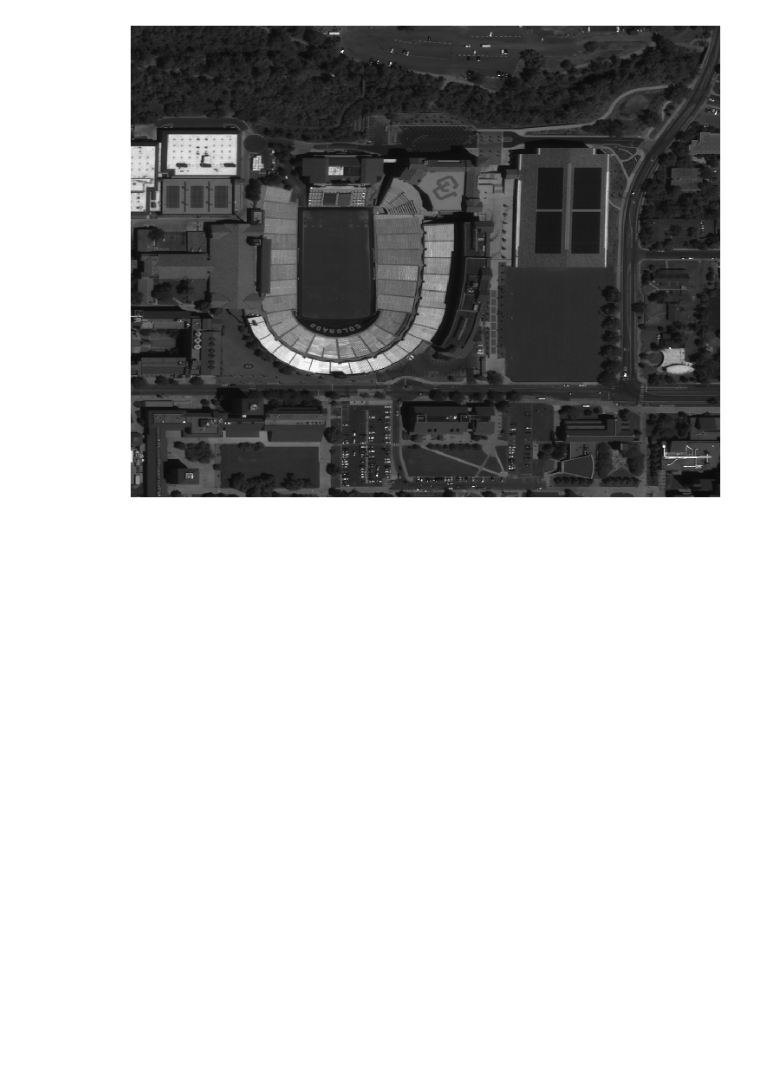
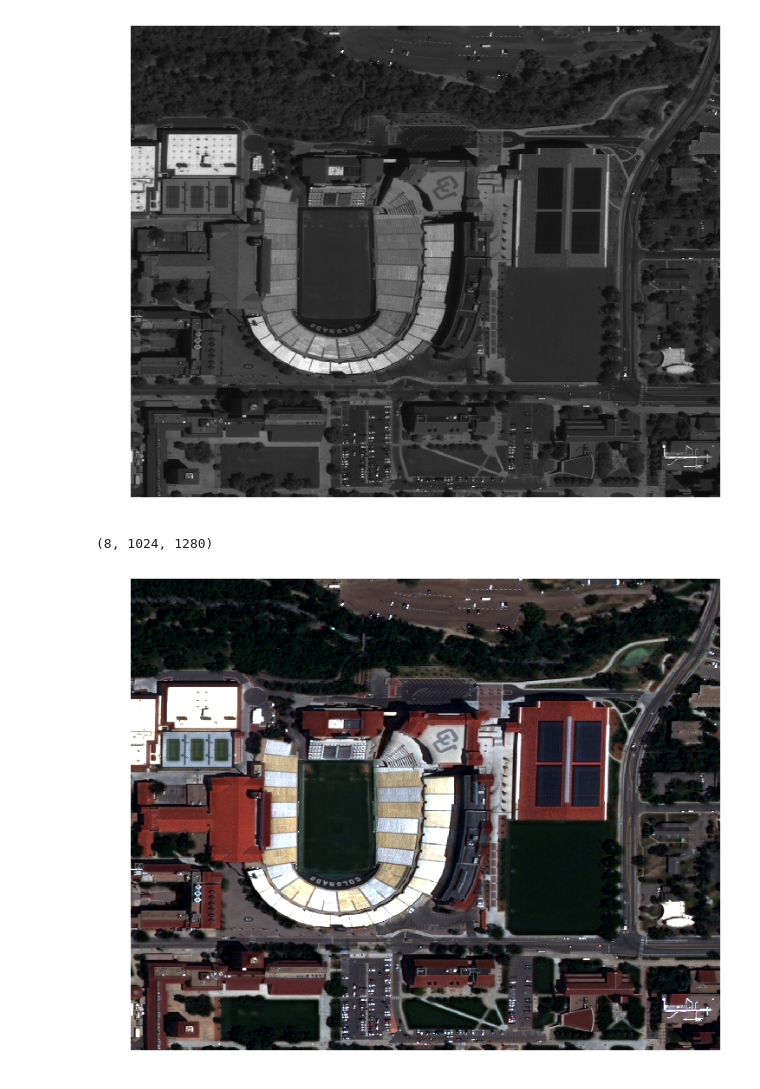
Before and after one commit to timbr-io/gbdxtools, a Jupyter notebook: examples/IpeImage_usage.ipynb, the cells around one changed output. Saved outputs shown, nothing was run; the diff lists cells and outputs as text; code cells hidden in the pictures; blank space fills up the shorter version.

```diff
--- a/examples/IpeImage_usage.ipynb
+++ b/examples/IpeImage_usage.ipynb
@@ -60,3 +84,18 @@ print aoi.shape
 plot_pan(aoi)
 # %% [output]
 [figure]
+# %%
+cat_id = '1030010059784E00'
+bounds = [-105.26801347732545,40.00817393602954,-105.26406526565553,40.01108296862613]
+img = gbdx.image(cat_id)
+aoi = img.aoi(bounds, image_type='pansharpened')
+print aoi.shape
+# %% [output]
+(8, 1024, 1280)
+# %%
+sharpened = aoi[[4,2,1], ...]
+s = sharpened.compute()
+# %%
+plot(s, stretch=[2,96])
+# %% [output]
+[figure, added]
```
Also changed, not shown: parts of 9 cells of this notebook.
